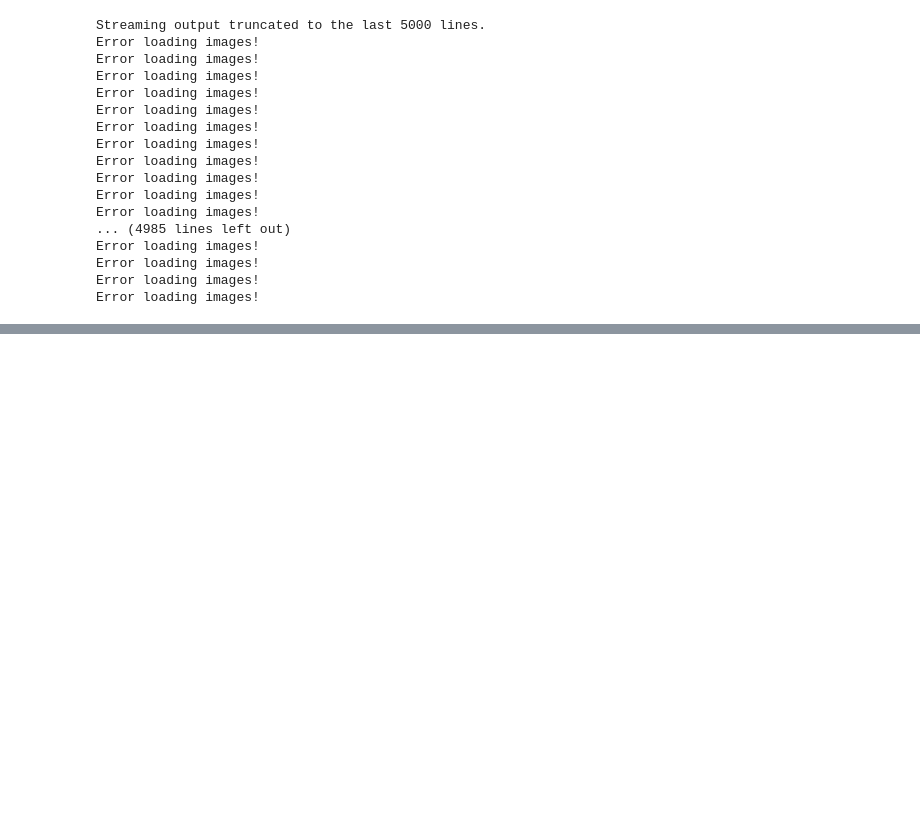
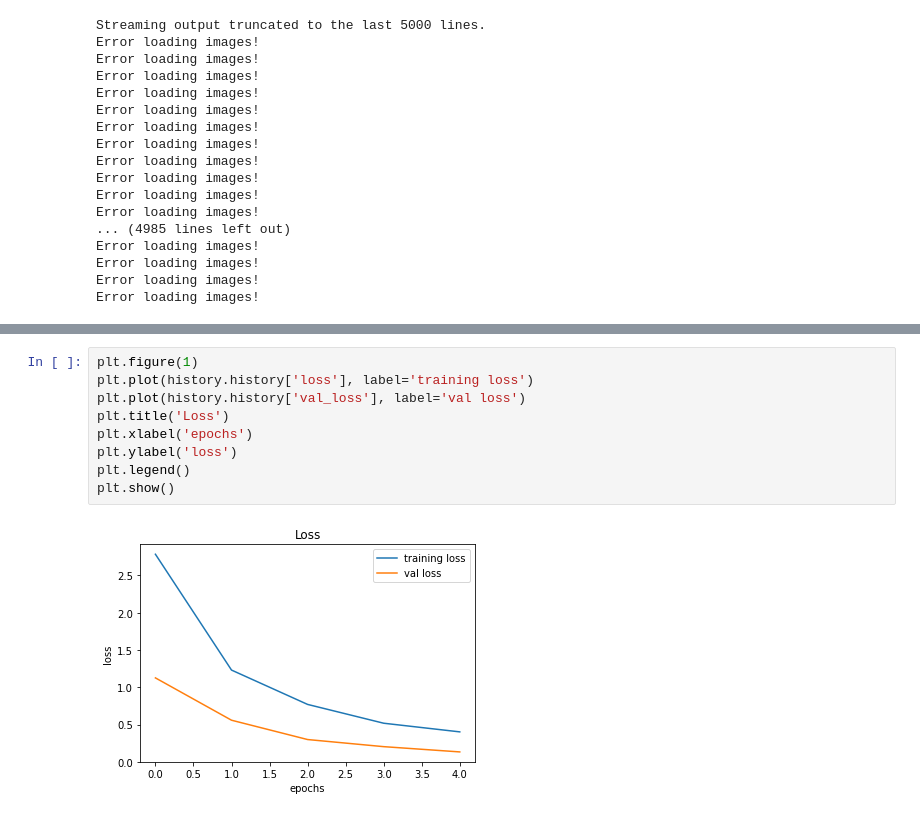
Before and after one commit to Yasaman-k/GTSRB, a Jupyter notebook: GTSRB.ipynb, the cells around one changed output, grey strips where cells are left out. Saved outputs shown, nothing was run; the diff lists cells and outputs as text; blank space fills up the shorter version.

```diff
--- a/GTSRB.ipynb
+++ b/GTSRB.ipynb
@@ -191,3 +203,14 @@ Epoch 5/5
+# %%
+plt.figure(1)
+plt.plot(history.history['loss'], label='training loss')
+plt.plot(history.history['val_loss'], label='val loss')
+plt.title('Loss')
+plt.xlabel('epochs')
+plt.ylabel('loss')
+plt.legend()
+plt.show()
+# %% [output]
+[figure, added]
 # %%
 history_dict = history.history
 loss_values = history_dict['loss']
```
Also changed, not shown: parts of 13 cells of this notebook.
